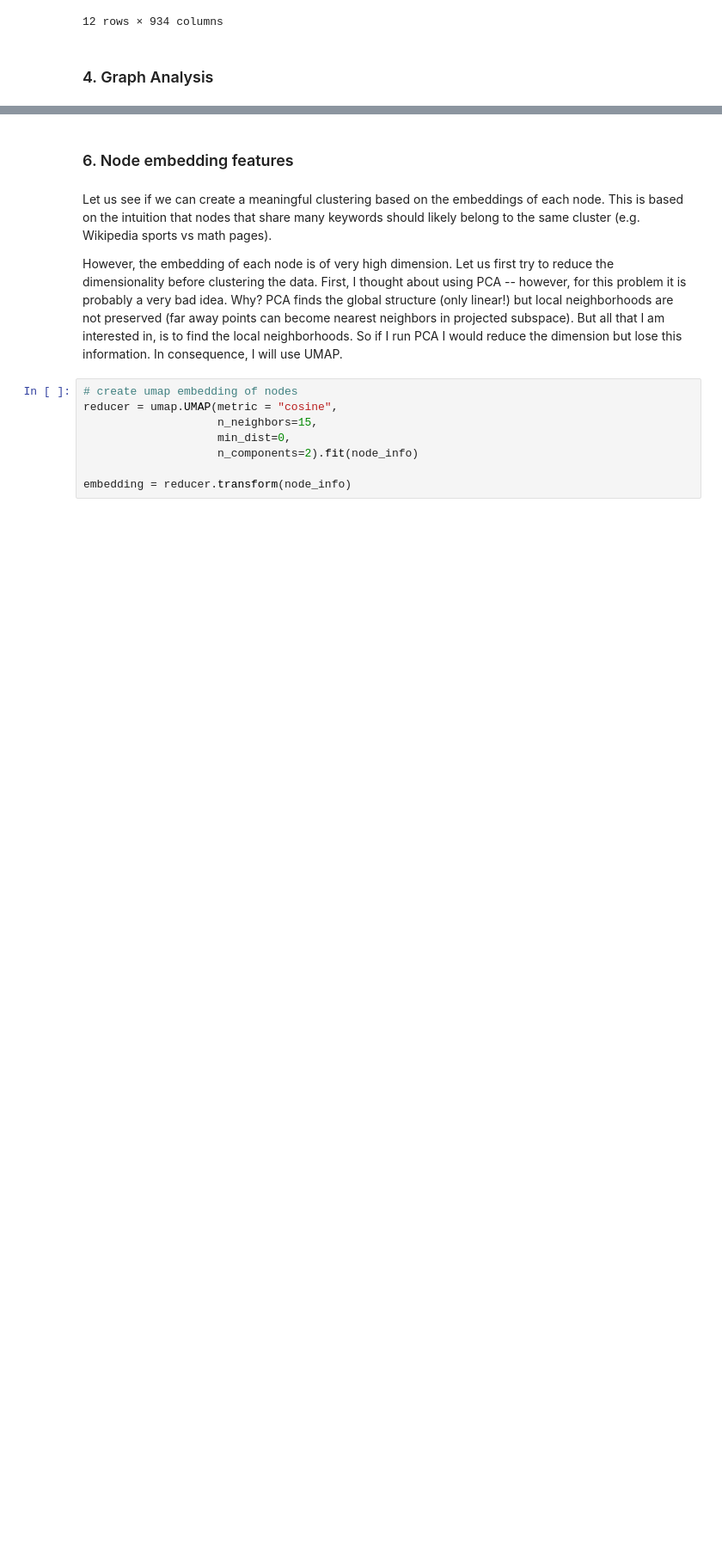
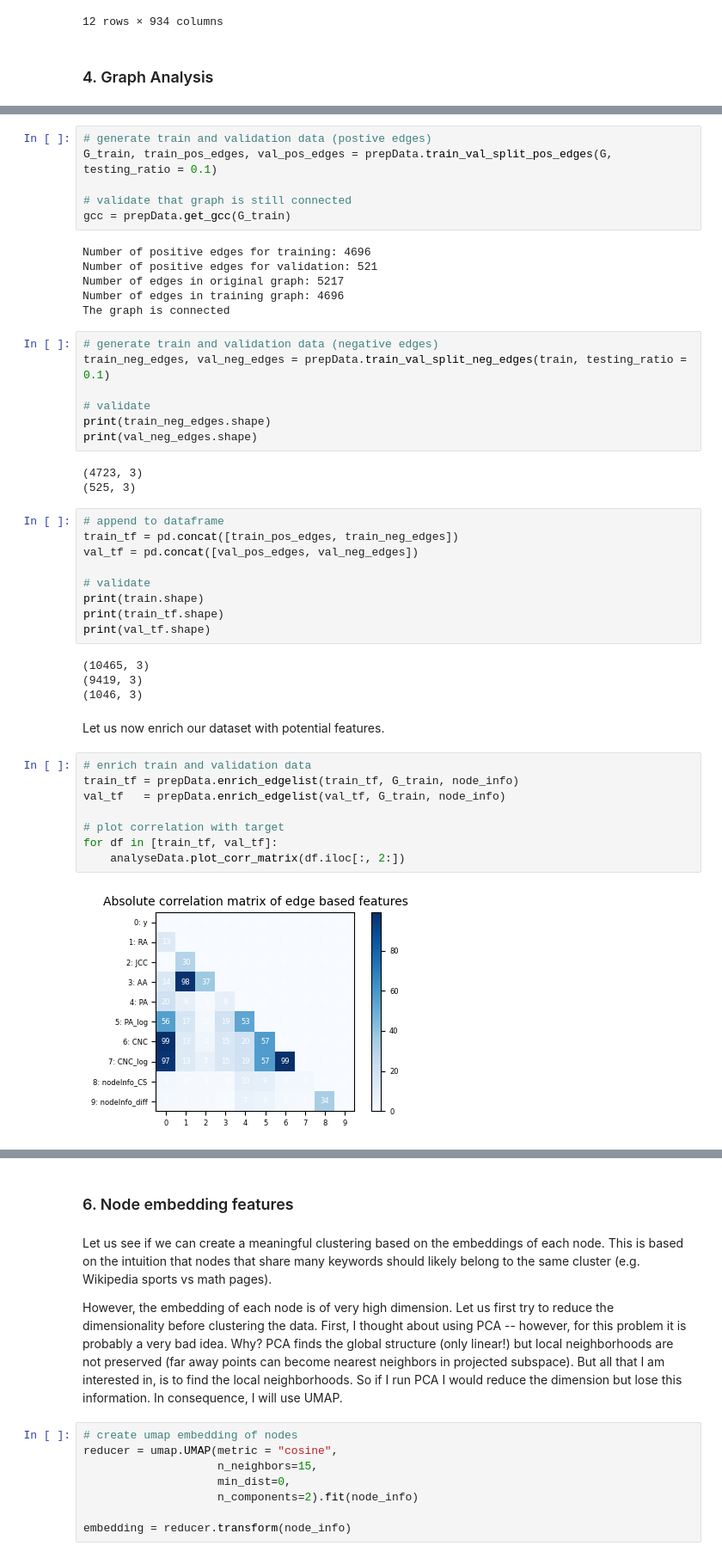
Before and after one commit to lassefschmidt/Network-Science_Challenge, a Jupyter notebook: 0_Exploratory Data Analysis and Preprocessing.ipynb, the cells around one changed output, grey strips where cells are left out. Shown: that part at 86% size. Cells and saved outputs as stored; diff of their text form; blank space fills up the shorter version.

```diff
--- a/0_Exploratory Data Analysis and Preprocessing.ipynb
+++ b/0_Exploratory Data Analysis and Preprocessing.ipynb
@@ -262,0 +237,47 @@ sns.pairplot(train_tf.iloc[:, 2:], hue = "y")
+# %%
+# generate train and validation data (postive edges)
+G_train, train_pos_edges, val_pos_edges = prepData.train_val_split_pos_edges(G, testing_ratio = 0.1)
+
+# validate that graph is still connected
+gcc = prepData.get_gcc(G_train)
+# %% [output]
+Number of positive edges for training: 4696
+Number of positive edges for validation: 521
+Number of edges in original graph: 5217
+Number of edges in training graph: 4696
+The graph is connected
+# %%
+# generate train and validation data (negative edges)
+train_neg_edges, val_neg_edges = prepData.train_val_split_neg_edges(train, testing_ratio = 0.1)
+
+# validate
+print(train_neg_edges.shape)
+print(val_neg_edges.shape)
+# %% [output]
+(4723, 3)
+(525, 3)
+# %%
+# append to dataframe
+train_tf = pd.concat([train_pos_edges, train_neg_edges])
+val_tf = pd.concat([val_pos_edges, val_neg_edges])
+
+# validate
+print(train.shape)
+print(train_tf.shape)
+print(val_tf.shape)
+# %% [output]
+(10465, 3)
+(9419, 3)
+(1046, 3)
+# %% [markdown]
+Let us now enrich our dataset with potential features.
+# %%
+# enrich train and validation data
+train_tf = prepData.enrich_edgelist(train_tf, G_train, node_info)
+val_tf   = prepData.enrich_edgelist(val_tf, G_train, node_info)
+
+# plot correlation with target
+for df in [train_tf, val_tf]:
+    analyseData.plot_corr_matrix(df.iloc[:, 2:])
+# %% [output]
+[figure, added]
```
Also changed, not shown: parts of 40 cells of this notebook, 3 other files.
